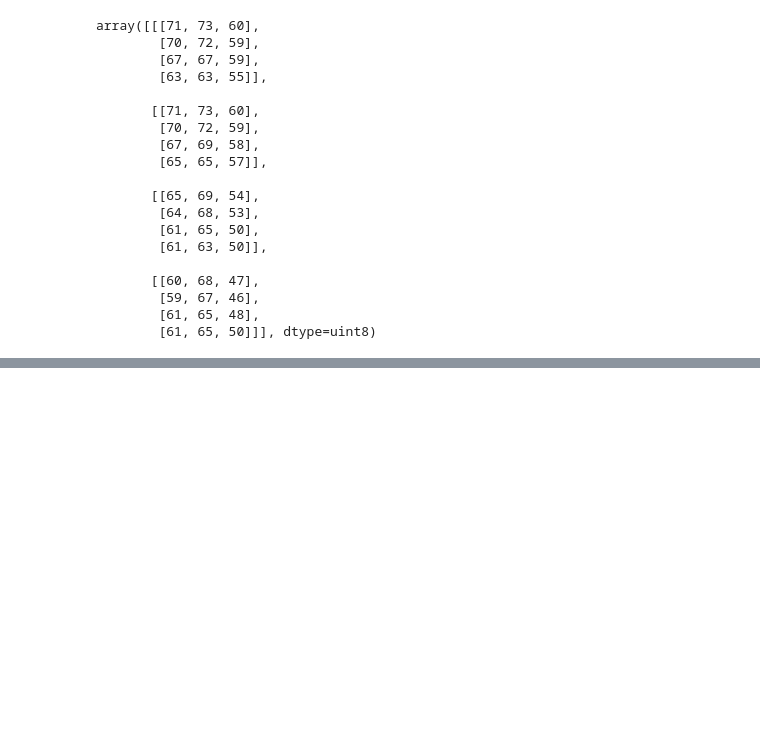
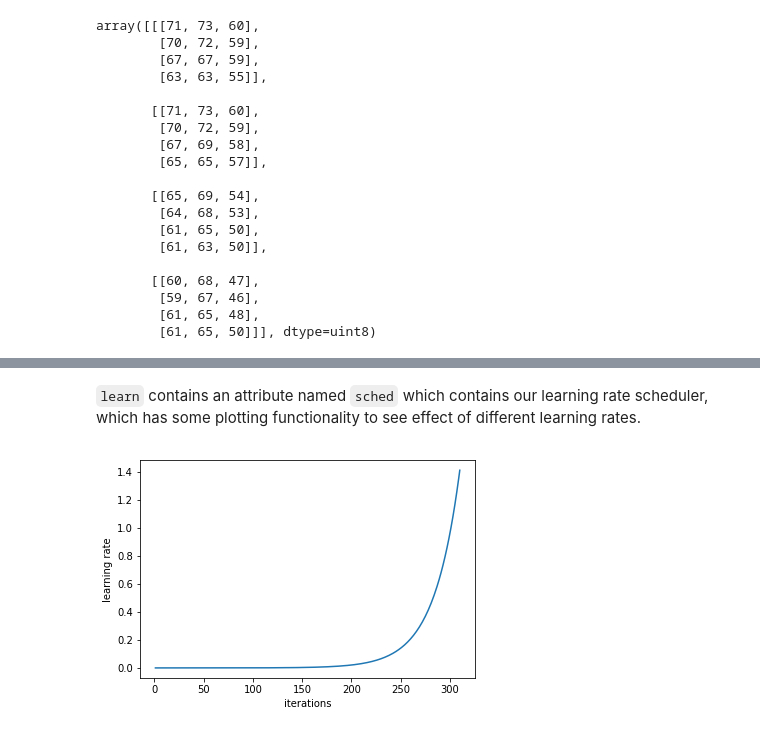
Before and after one commit to aadimator/fast.ai, a Jupyter notebook: Lesson 1.ipynb, the cells around one changed output, grey strips where cells are left out. Saved outputs shown, nothing was run; the diff lists cells and outputs as text; code cells hidden in the pictures; blank space fills up the shorter version.

```diff
--- a/Lesson 1.ipynb
+++ b/Lesson 1.ipynb
@@ -118,0 +123,10 @@ array([[[71, 73, 60],
+# %%
+# the architecture that we'll be using
+arch = resnet34
+
+sz = 224
+# %%
+# load data from path
+data = ImageClassifierData.from_paths(PATH, tfms=tfms_from_model(arch, sz))
+# %%
+learn = ConvLearner.pretrained(arch, data, precompute=True)
@@ -118,0 +141,6 @@ array([[[71, 73, 60],
+# %% [markdown]
+`learn` contains an attribute named `sched` which contains our learning rate scheduler, which has some plotting functionality to see effect of different learning rates.
+# %%
+learn.sched.plot_lr()
+# %% [output]
+[figure, added]
```
Also changed, not shown: parts of 10 cells of this notebook.
